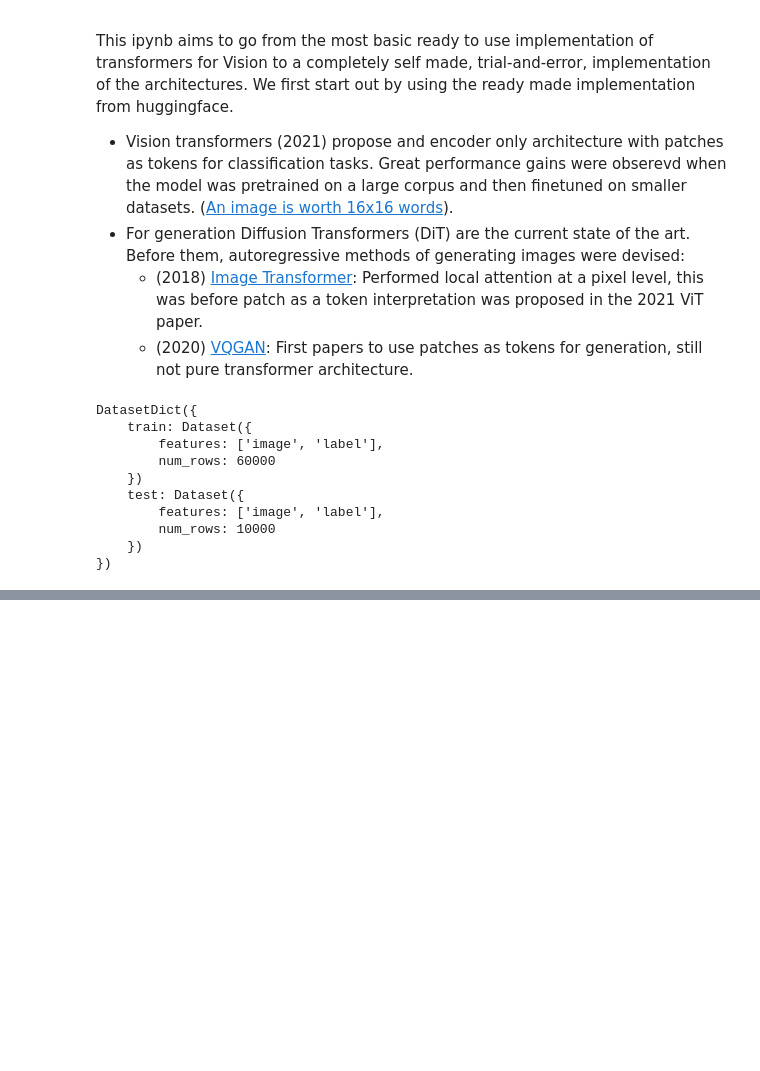
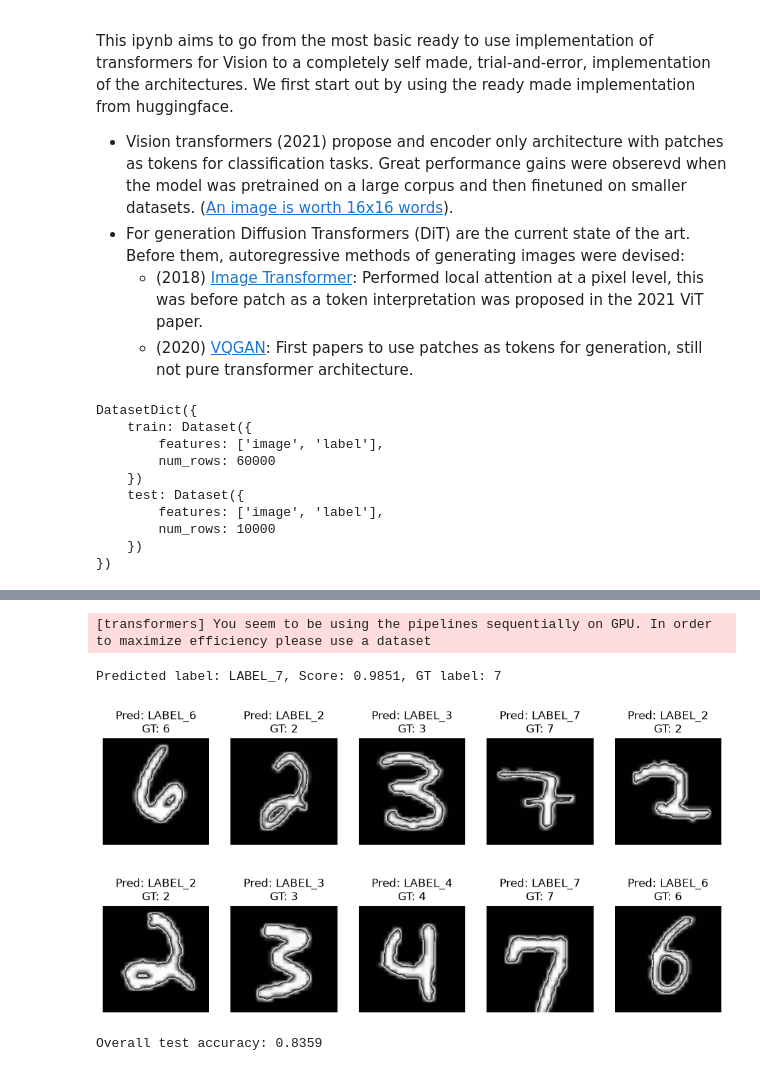
Before and after one commit to venkatadithya9/bumblebee, a Jupyter notebook: vit.ipynb, the cells around one changed output, grey strips where cells are left out. Drawn from its saved outputs; the diff is of its cells as text; code cells hidden in the pictures; blank space fills up the shorter version.

```diff
--- a/vit.ipynb
+++ b/vit.ipynb
@@ -93,0 +101,32 @@ OutOfMemoryError: CUDA out of memory. Tried to allocate 74.00 MiB. GPU 0 has a t
+# %%
+import torchvision.transforms.functional as F
+import matplotlib.pyplot as plt
+# Run inference on an image
+
+img = dataset["test"][0]['pixel_values']
+prediction = pipeline(F.to_pil_image(img))
+print(f"Predicted label: {prediction[0]['label']}, Score: {prediction[0]['score']:.4f}, GT label: {dataset['test'][0]['labels']}")
+indices = np.random.choice(len(dataset["test"]), 10, replace=False)
+plt.subplots(2, 5, figsize=(12, 6))
+for i, idx in enumerate(indices):
+    img = dataset["test"][idx]['pixel_values']
+    prediction = pipeline(F.to_pil_image(img))
+    plt.subplot(2, 5, i + 1)
+    plt.imshow(F.to_pil_image(img))
+    plt.title(f"Pred: {prediction[0]['label']}\nGT: {dataset['test'][idx]['labels']}")
+    plt.axis('off')
+# %% [output]
+[transformers] You seem to be using the pipelines sequentially on GPU. In order to maximize efficiency please use a dataset
+Predicted label: LABEL_7, Score: 0.9851, GT label: 7
+[figure, added]
+# %%
+import evaluate
+
+label_2_id = {"LABEL_" + str(i): i for i in range(10)}
+# Overall test acc
+
+metric = evaluate.load("accuracy")
+score = metric.compute(predictions=[label_2_id[pipeline(F.to_pil_image(dataset["test"][i]['pixel_values']))[0]['label']] for i in range(len(dataset["test"]))], references=[dataset["test"][i]['labels'] for i in range(len(dataset["test"]))])
+print(f"Overall test accuracy: {score['accuracy']:.4f}")
+# %% [output]
+Overall test accuracy: 0.8359
```
Also changed, not shown: parts of 3 cells of this notebook, 1 other file.
